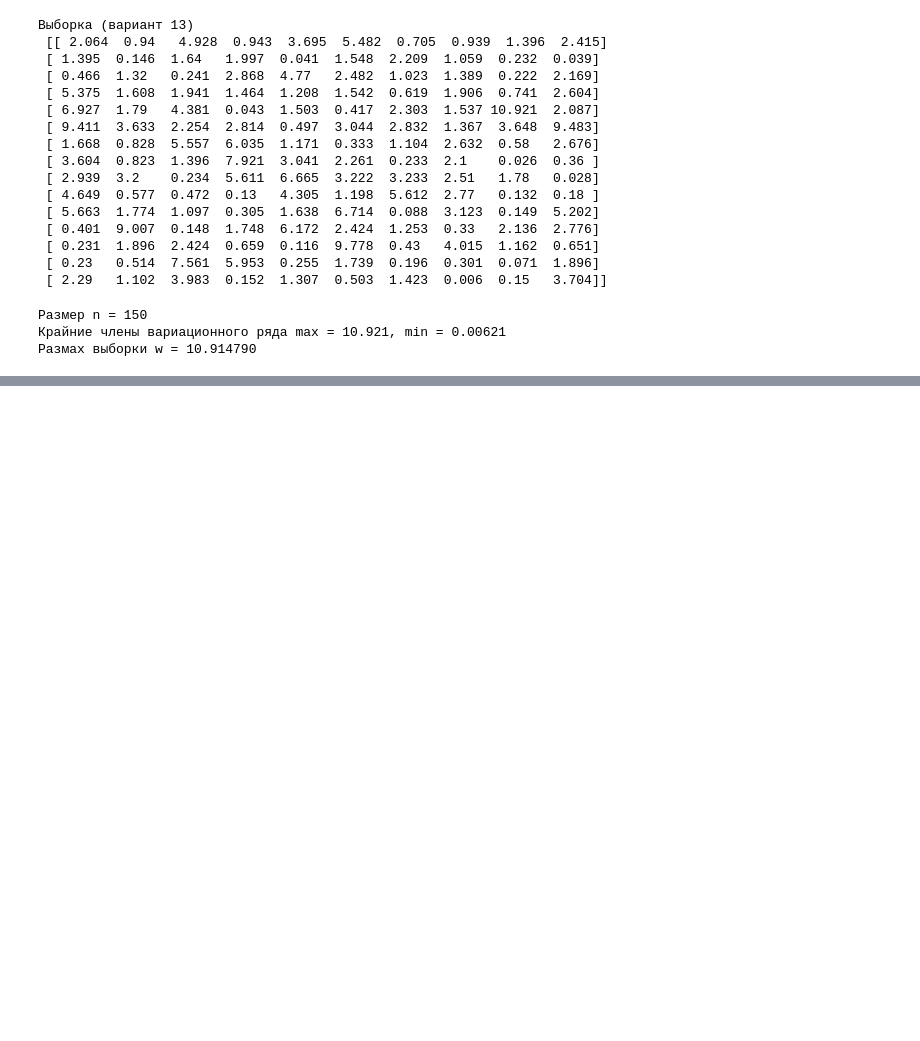
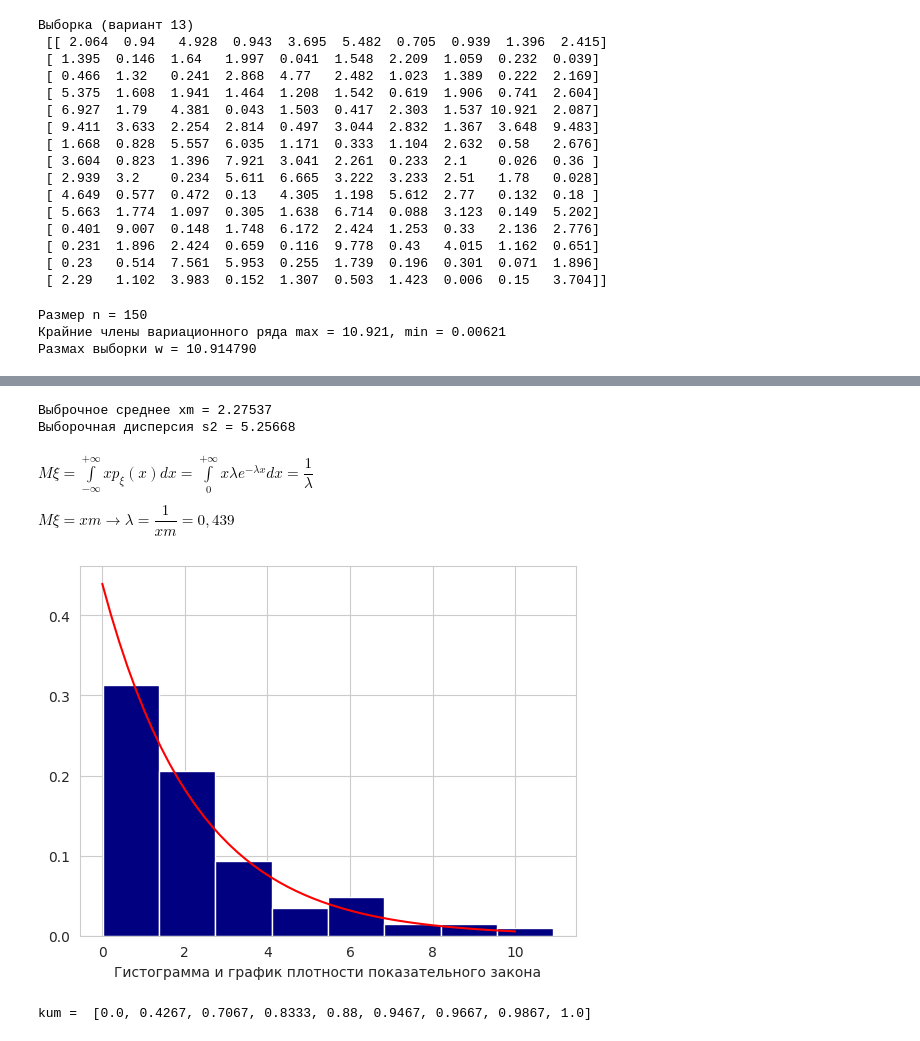
Before and after one commit to sanikulkin/math_stat, a Jupyter notebook: Task1.ipynb, the cells around one changed output, grey strips where cells are left out. Drawn from its saved outputs; the diff is of its cells as text; code cells hidden in the pictures; blank space fills up the shorter version.

```diff
--- a/Task1.ipynb
+++ b/Task1.ipynb
@@ -100,0 +126,53 @@ plt.show()
+# %%
+# Задание 4 (Вычислите выборочное среднее и выборочную дисперсию.)
+
+xm = sum(x[i, j] for i in range(np.shape(x)[0]) for j in range(np.shape(x)[1])) / n
+s2 = sum((x[i, j] - xm) ** 2 for i in range(np.shape(x)[0]) for j in range(np.shape(x)[1])) / (n - 1)
+print("Выброчное среднее xm =", round(xm, 5))
+print("Выборочная дисперсия s2 =", round(s2, 5))
+# %% [output]
+Выброчное среднее xm = 2.27537
+Выборочная дисперсия s2 = 5.25668
+# %% [markdown]
+$M\xi =  \displaystyle\int\limits_{-\infty}^{+\infty} xp_\xi(x)dx = \int\limits_0^{+\infty} x \lambda e^{-\lambda x} dx = \dfrac{1}{\lambda}$
+
+$M\xi = xm \rightarrow \lambda = \dfrac{1}{xm} = 0,439$
+# %%
+# Задание 5 ( По виду гистограммы определите возможный закон распределения,
+#             оцените параметры этого закона по методу моментов,
+#             постройте совмещенные графики гистограммы и плотности предполагаемого закона)
+
+from scipy.stats import expon
+
+sb.set_style("whitegrid")
+ls = np.linspace(0,10)
+pdf = expon.pdf(ls, scale=xm)
+plt.plot(ls, pdf, color='red')
+plt.xlabel('Гистограмма и график плотности показательного закона')
+X = Int
+Y = p / h
+plt.bar(X, Y, width=h, color='navy')
+plt.show()
+# %% [output]
+[figure, added]
+# %%
+# Задание 6 (Найдите эмпирическую функцию распределения и
+#            постройте совмещенные  графики эмпирической и теоретической функций распределения)
+
+def ind(x):
+    if (x > 0).any():
+        return 1
+    return 0
+
+kum = np.empty(len(p) + 1)
+kum[0] = 0
+l = len(Int) - 1
+for k in range(1, l + 2):
+    kum[k] = sum(p[i] for i in range(0, k))
+
+def femp(x):
+    return sum(p[i] * ind(x - Int[i]) for i in range(l))
+
+print("kum = ", kum)
+# %% [output]
+kum =  [0.0, 0.4267, 0.7067, 0.8333, 0.88, 0.9467, 0.9667, 0.9867, 1.0]
```
Also changed, not shown: parts of 6 cells of this notebook, 11 other files.
